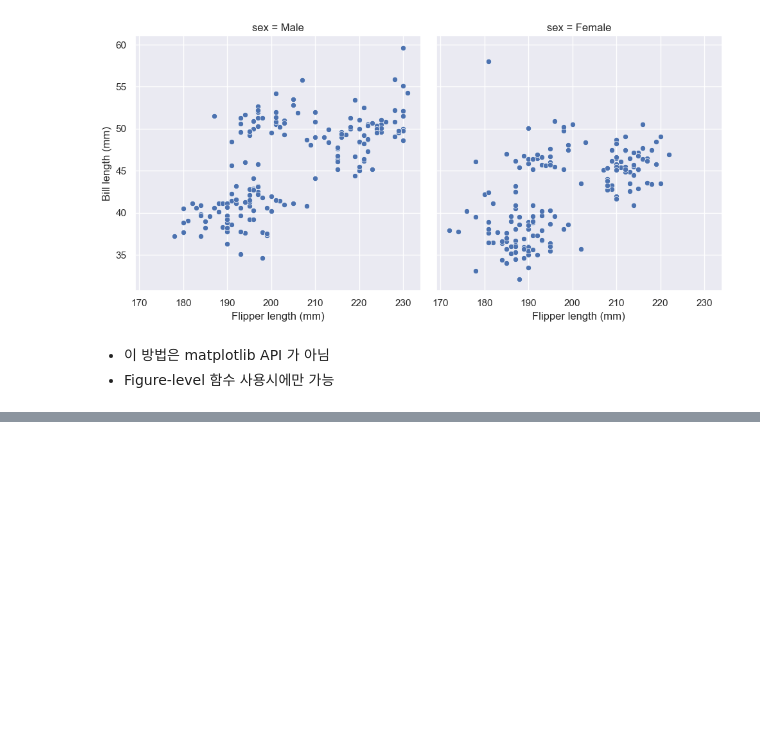
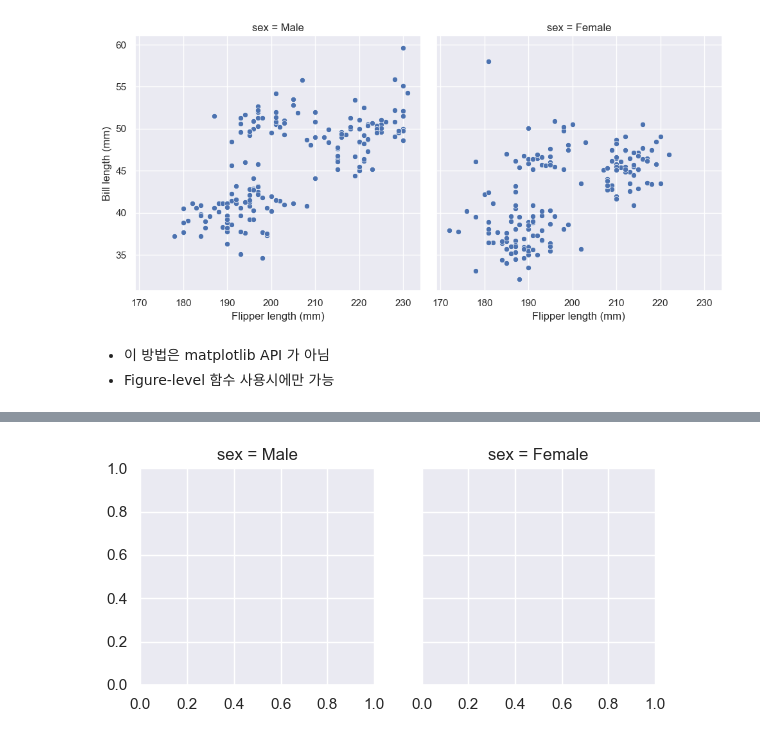
Before and after one commit to jhwn533/Pallet-Town, a Jupyter notebook: Overview of seaborn plotting functions.ipynb, the cells around one changed output, grey strips where cells are left out. Saved outputs shown, nothing was run; the diff lists cells and outputs as text; code cells hidden in the pictures; blank space fills up the shorter version.

```diff
--- a/Overview of seaborn plotting functions.ipynb
+++ b/Overview of seaborn plotting functions.ipynb
@@ -136,0 +169,5 @@ g.set_axis_labels("Flipper length (mm)", "Bill length (mm)")
+# %%
+# 열 추가시 그림 자체가 넓어져 서브플롯과 크기와 모양이 같아짐
+g = sns.FacetGrid(penguins, col="sex")
+# %% [output]
+[figure, added]
```
Also changed, not shown: parts of 12 cells of this notebook.
